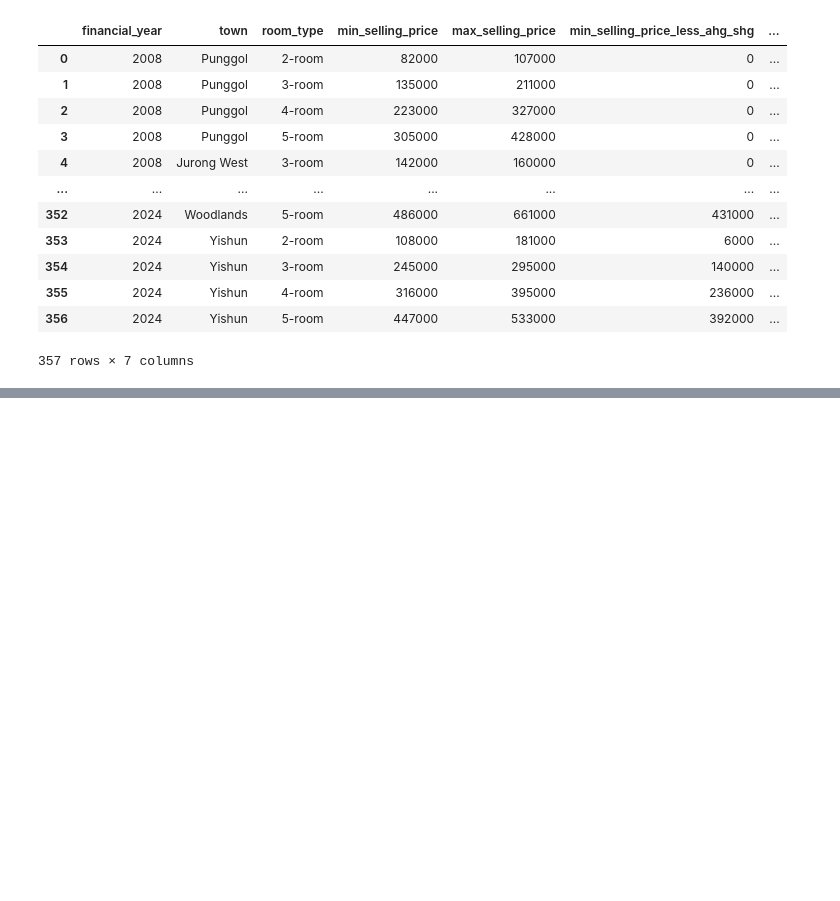
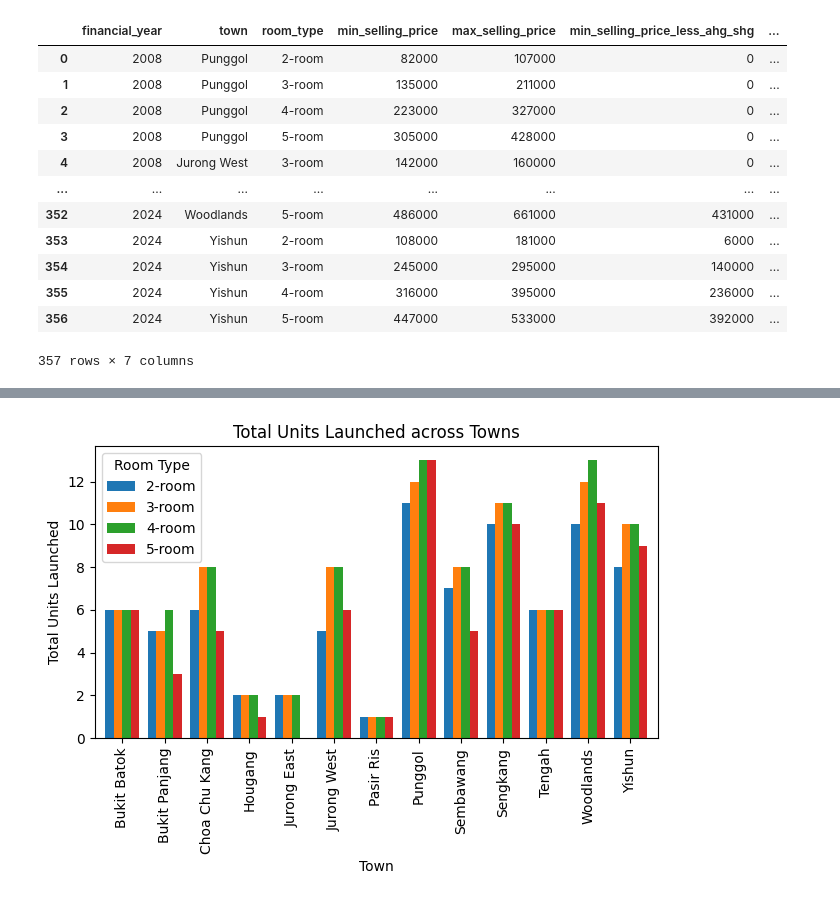
Before and after one commit to stormyCobra1199/experiments, a Jupyter notebook: PriceRangeofHDBFlatsOffered.ipynb, the cells around one changed output, grey strips where cells are left out. Cells and saved outputs as stored; diff of their text form; code cells hidden in the pictures; blank space fills up the shorter version.

```diff
--- a/PriceRangeofHDBFlatsOffered.ipynb
+++ b/PriceRangeofHDBFlatsOffered.ipynb
@@ -190,0 +170,8 @@ dtype: int64
+# %%
+# Strip trailing space in room_type fields
+df['room_type'] = df['room_type'].str.strip()
+df.replace({'town': {'Hougang ': 'Hougang'}}, inplace=True)
+# %%
+# Show total units launched for each room type across all years for each town, careful to exclude those min_selling_price '0' i.e. no launch
+dfc=df[df['min_selling_price'] != '0'].groupby(['town', 'room_type'])['min_selling_price'].count().rename("total_units").reset_index()
+print(dfc)
@@ -190,0 +196,16 @@ dtype: int64
+# %%
+# Pivot the DataFrame so groups become columns
+pivot_df = dfc.pivot(index='town', columns='room_type', values='total_units')
+
+# Plot the clustered column chart
+pivot_df.plot(kind='bar', width=0.8)
+
+plt.title('Total Units Launched across Towns')
+plt.xlabel('Town')
+plt.ylabel('Total Units Launched')
+plt.xticks(rotation=90)
+plt.legend(title='Room Type')
+plt.tight_layout()
+plt.show()
+# %% [output]
+[figure, added]
```
Also changed, not shown: parts of 6 cells of this notebook.
